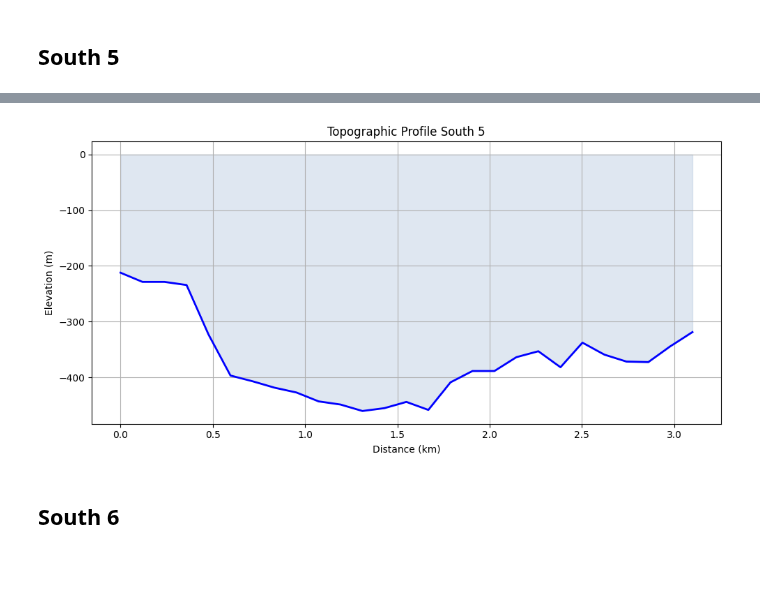
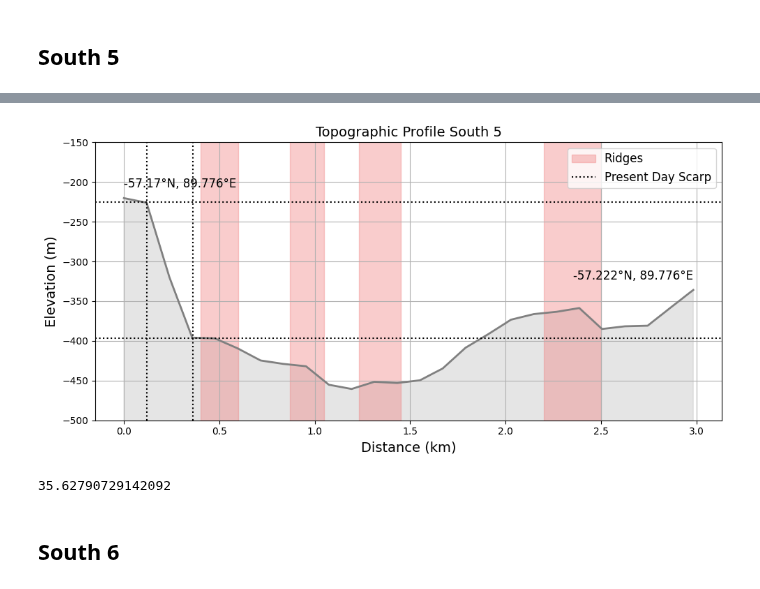
Before and after one commit to lsperezm/Martian_Icy_Scarps, a Jupyter notebook: Code/Topography.ipynb, the cells around one changed output, grey strips where cells are left out. Cells and saved outputs as stored; diff of their text form; code cells hidden in the pictures.

```diff
--- a/Code/Topography.ipynb
+++ b/Code/Topography.ipynb
@@ -192,3 +194,6 @@ S5
+# %%
+start_coord5 = "-57.17°N, 89.776°E"
+end_coord5 = "-57.222°N, 89.776°E"
 # %%
 dist5=np.array(S5['Distance (Km)'].tolist())
 longitude5=np.array(S5['Longitude'].tolist())
@@ -196,30 +201,38 @@ latitude5= np.array(S5['Latitude'].tolist())
 elevation5= np.array(S5['HiRISE DTM Stamps (2) (mean)'].tolist())
 # %%
 plt.figure(figsize=(10, 5))
-plt.plot(dist5, elevation5, color='blue', linewidth=2)
-plt.fill_between(dist5, elevation5, color='lightsteelblue', alpha=0.4)  # area under curve
-plt.xlabel('Distance (km)')
-plt.ylabel('Elevation (m)')
-plt.title('Topographic Profile South 5')
+plt.plot(dist5, elevation5, color='gray', linewidth=2)
+plt.fill_between(dist5, elevation5,-700, color='silver', alpha=0.4)  # area under curve
+plt.xlabel('Distance (km)',fontsize=14)
+plt.ylabel('Elevation (m)',fontsize=14)
+plt.title('Topographic Profile South 5',fontsize=14)
 plt.grid(True)
-#plt.ylim(-675,-500)
-#plt.text(dist7[0], elevation7[0] + 10, start_coord7, fontsize=9, ha='left', va='bottom', color='black')
-#plt.text(dist7[-1], elevation7[-1] + 10, end_coord7, fontsize=9, ha='right', va='bottom', color='black')
-#plt.scatter(0.17, 1575, color='red', marker='*', s=100, label='1',zorder=3)
-#plt.text(0.17+0.017, 1575 - 35, '1', fontsize=9, ha='right', va='bottom', color='red')
-#plt.scatter(0.44, 1483, color='red', marker='*', s=100, label='1',zorder=3)
-#plt.text(0.44+0.017, 1483 - 35, '2', fontsize=9, ha='right', va='bottom', color='red')
-#plt.scatter(1., 1390, color='red', marker='*', s=100, label='1',zorder=3)
-#plt.text(1.+0.017, 1390 - 35, '3', fontsize=9, ha='right', va='bottom', color='red')
-#plt.scatter(1.91, 1408, color='red', marker='*', s=100, label='1',zorder=3)
-#plt.text(1.91+0.017, 1408 - 35, '4', fontsize=9, ha='right', va='bottom', color='red')
+plt.ylim(-500,-150)
+plt.text(dist5[0], elevation5[0] + 10, start_coord5, fontsize=12, ha='left', va='bottom', color='black')
+plt.text(dist5[-1], elevation5[-1] + 10, end_coord5, fontsize=12, ha='right', va='bottom', color='black')
+plt.fill_between([0.4,0.6],-700, color='lightcoral', alpha=0.4,label='Ridges')  # area under curve
+plt.fill_between([0.87,1.05],-700, color='lightcoral', alpha=0.4)  # area under curve
+plt.fill_between([1.23,1.45],-700, color='lightcoral', alpha=0.4)  # area under curve
+plt.fill_between([2.2,2.5],-700, color='lightcoral', alpha=0.4)  # area under curve
+#plt.fill_between([2.5,2.7],-700, color='lightcoral', alpha=0.4)  # area under curve
+plt.axvline(0.36,linestyle=':',color='black',label='Present Day Scarp')
+plt.axvline(0.12,linestyle=':',color='black')
+plt.axhline(-225,linestyle=':',color='black')
+plt.axhline(-397,linestyle=':',color='black')
 
 
+plt.legend(fontsize=12)
 plt.tight_layout()
 plt.savefig('South3_Topography')
+
 plt.show()
 # %% [output]
-[figure, old version]
+[figure, new version]
+# %%
+angle=np.arctan((397-225)/(360-120))
+angle*180/np.pi
+# %% [output]
+35.62790729142092
 # %% [markdown]
 ## South 6
 # %% [markdown]
```
Also changed, not shown: parts of 4 cells of this notebook, 16 other files.
